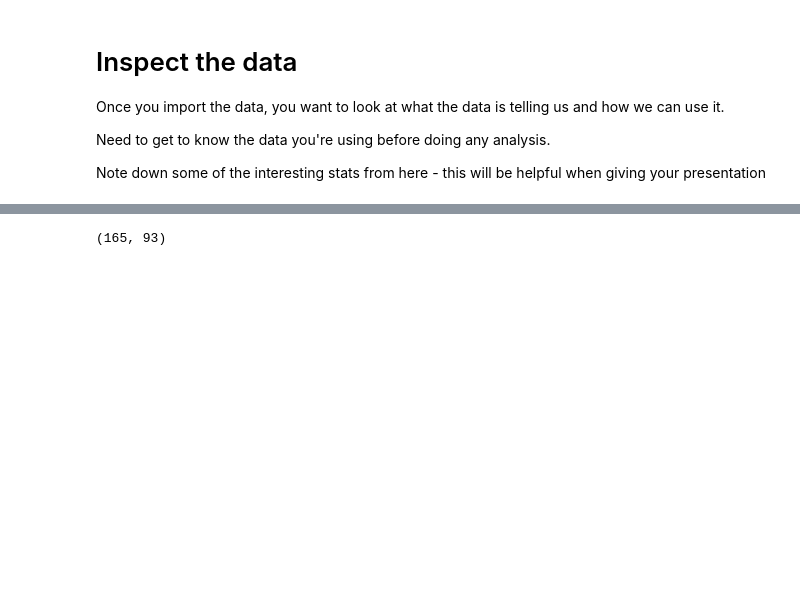
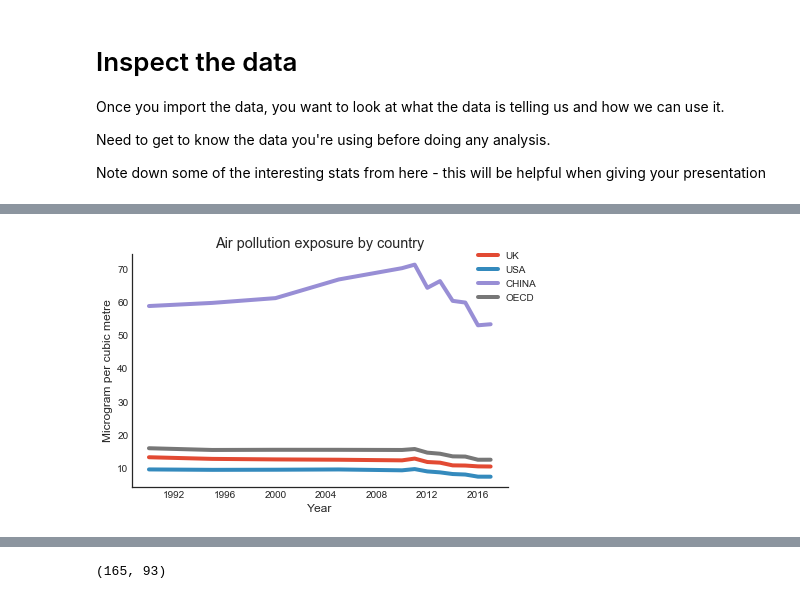
Before and after one commit to rahatsiddique/pandas_basics, a Jupyter notebook: climatechange/climate change and economics.ipynb, the cells around one changed output, grey strips where cells are left out. Saved outputs shown, nothing was run; the diff lists cells and outputs as text; code cells hidden in the pictures; blank space fills up the shorter version.

```diff
--- a/climatechange/climate change and economics.ipynb
+++ b/climatechange/climate change and economics.ipynb
@@ -70,0 +178,3 @@ airpoll.describe()
+# %%
+airpoll = airpoll[airpoll.MEASURE !='PC_POP'] # here we remove by % of population
+airpoll.count()
@@ -70,0 +191,5 @@ airpoll.describe()
+# %%
+airpoll_UK = airpoll[airpoll.LOCATION == 'GBR']
+airpoll_USA = airpoll[airpoll.LOCATION =='USA']
+airpoll_CHN = airpoll[airpoll.LOCATION =='CHN']
+airpoll_OECD = airpoll[airpoll.LOCATION =='OECD']
@@ -71,3 +208,22 @@ airpoll.describe()
+# %%
+# multiple line plot
+# example templates: https://www.kaggle.com/andyxie/matplotlib-plot-multiple-lines
+
+
+plt.plot(airpoll_UK['TIME'], airpoll_UK['Value'], '-', label='UK')
+plt.plot(airpoll_USA['TIME'], airpoll_USA['Value'], '-', label='USA') # could use '--' for dashed lined
+plt.plot(airpoll_CHN['TIME'], airpoll_CHN['Value'], '-', label='CHINA'),
+plt.plot(airpoll_OECD['TIME'], airpoll_OECD['Value'], '-', label='OECD') # could use '-.' for dot-dashed lined
+#plt.legend(loc="upper left", bbox_to_anchor=(1, 0.5))
+plt.legend(bbox_to_anchor=(1.1, 1.05))
+sns.set_style("white")
+plt.title('Air pollution exposure by country')
+plt.xlabel('Year') # Set x-axis label
+plt.ylabel('Microgram per cubic metre') # Set y-axis label
+sns.despine()
+plt.show()
+# %% [output]
+[figure, added]
 # %%
 impact= pd.read_csv('Burke, Hsiang, and Miguel (2015) GDPcap_ClimateChange.csv')
 # %%
```
Also changed, not shown: parts of 16 cells of this notebook.
